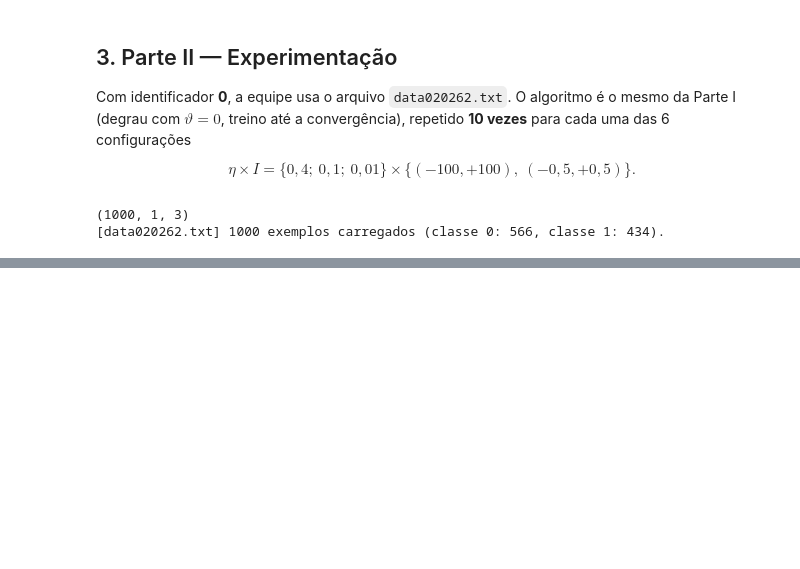
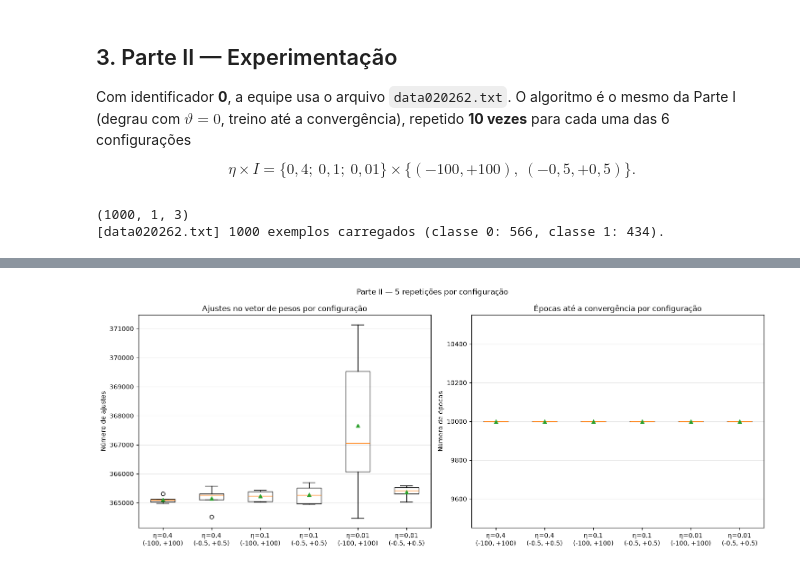
Before and after one commit to jubcohen/aprendizado-neuronio-perceptron-pp2, a Jupyter notebook: pp-2.1-perceptron-2026-2.ipynb, the cells around one changed output, grey strips where cells are left out. Cells and saved outputs as stored; diff of their text form; code cells hidden in the pictures; blank space fills up the shorter version.

```diff
--- a/pp-2.1-perceptron-2026-2.ipynb
+++ b/pp-2.1-perceptron-2026-2.ipynb
@@ -368,3 +503,27 @@ plt.show()
+# %%
+# um boxplot por configuração: ajustes à esquerda, épocas à direita
+fig, (ax1, ax2) = plt.subplots(1, 2, figsize=(15, 6))
+rotulos = list(ajustes_por_config.keys())
+
+ax1.boxplot(list(ajustes_por_config.values()), showmeans=True)
+ax1.set_xticks(range(1, len(rotulos) + 1))
+ax1.set_xticklabels(rotulos)
+ax1.set_ylabel('Número de ajustes')
+ax1.set_title('Ajustes no vetor de pesos por configuração')
+ax1.grid(True, axis='y', alpha=0.3)
+
+ax2.boxplot(list(epocas_por_config.values()), showmeans=True)
+ax2.set_xticks(range(1, len(rotulos) + 1))
+ax2.set_xticklabels(rotulos)
+ax2.set_ylabel('Número de épocas')
+ax2.set_title('Épocas até a convergência por configuração')
+ax2.grid(True, axis='y', alpha=0.3)
+
+fig.suptitle(f'Parte II — {N_REPETICOES} repetições por configuração')
+plt.tight_layout()
+plt.show()
+# %% [output]
+[figure, added]
 # %%
 # 6 configurações x 10 repetições = 60 treinamentos (semente da equipe para reprodutibilidade)
 df_p2 = executar_experimentos(X_p2, yd_p2, ETAS_PARTE2, INTERVALOS_PARTE2,
```
Also changed, not shown: parts of 24 cells of this notebook, 1 other file.
